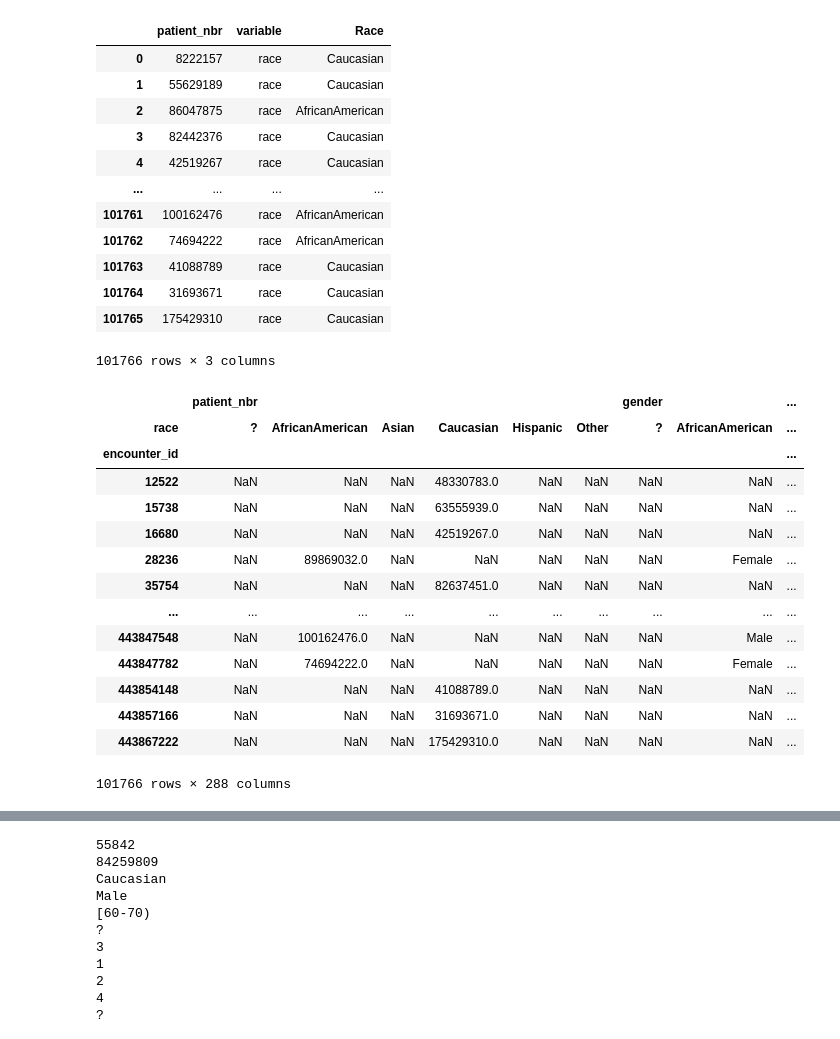
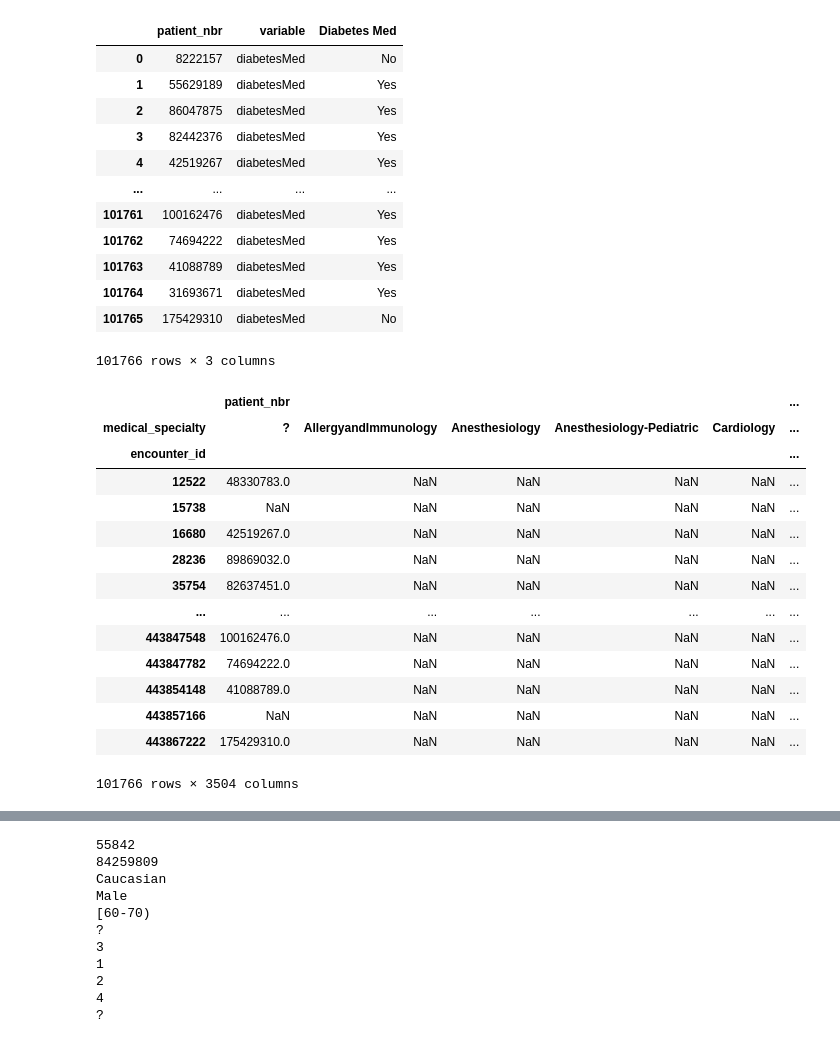
Before and after one commit to bricabrac23/Melt--Pivot--Aggregations-and-Iteration, a Jupyter notebook: Melt, Pivot, Aggregations and Iteration.ipynb, the cells around one changed output, grey strips where cells are left out. Saved outputs shown, nothing was run; the diff lists cells and outputs as text; code cells hidden in the pictures.

```diff
--- a/Melt, Pivot, Aggregations and Iteration.ipynb
+++ b/Melt, Pivot, Aggregations and Iteration.ipynb
@@ -8,40 +8,43 @@ diabetes_data = pd.read_csv('diabetic_data.csv')
 #Write code to demonstrate the following Pandas functions:
 # %%
 #Question 1: Melt
-pd.melt(diabetes_data, id_vars = ['patient_nbr'], value_vars = ['race'], value_name= "Race")
+pd.melt(diabetes_data, id_vars = ['patient_nbr'], value_vars = ['diabetesMed'], value_name= "Diabetes Med")
+#Using the melt function, I placed patient number conveniently next to the diabetesMed boolean in a much more
+#manageable 3 column
 # %% [output]
-|  | patient_nbr | variable | Race |
-| 0 | 8222157 | race | Caucasian |
-| 1 | 55629189 | race | Caucasian |
-| 2 | 86047875 | race | AfricanAmerican |
-| 3 | 82442376 | race | Caucasian |
-| 4 | 42519267 | race | Caucasian |
+|  | patient_nbr | variable | Diabetes Med |
+| 0 | 8222157 | diabetesMed | No |
+| 1 | 55629189 | diabetesMed | Yes |
+| 2 | 86047875 | diabetesMed | Yes |
+| 3 | 82442376 | diabetesMed | Yes |
+| 4 | 42519267 | diabetesMed | Yes |
 | ... | ... | ... | ... |
-| 101761 | 100162476 | race | AfricanAmerican |
-| 101762 | 74694222 | race | AfricanAmerican |
-| 101763 | 41088789 | race | Caucasian |
-| 101764 | 31693671 | race | Caucasian |
-| 101765 | 175429310 | race | Caucasian |
+| 101761 | 100162476 | diabetesMed | Yes |
+| 101762 | 74694222 | diabetesMed | Yes |
+| 101763 | 41088789 | diabetesMed | Yes |
+| 101764 | 31693671 | diabetesMed | Yes |
+| 101765 | 175429310 | diabetesMed | No |
 101766 rows × 3 columns
 # %%
 #Question 2: Pivot
-diabetes_data.pivot(index = 'encounter_id', columns= 'race')
+diabetes_data.pivot(index = 'encounter_id', columns= 'medical_specialty')
+#I pivoted the table with encounter_id against medical specialty to more conveniently see the medical specialties
 # %% [output]
-|  | patient_nbr |  |  |  |  |  | gender |  | ... |
-| race | ? | AfricanAmerican | Asian | Caucasian | Hispanic | Other | ? | AfricanAmerican | ... |
-| encounter_id |  |  |  |  |  |  |  |  | ... |
-| 12522 | NaN | NaN | NaN | 48330783.0 | NaN | NaN | NaN | NaN | ... |
-| 15738 | NaN | NaN | NaN | 63555939.0 | NaN | NaN | NaN | NaN | ... |
-| 16680 | NaN | NaN | NaN | 42519267.0 | NaN | NaN | NaN | NaN | ... |
-| 28236 | NaN | 89869032.0 | NaN | NaN | NaN | NaN | NaN | Female | ... |
-| 35754 | NaN | NaN | NaN | 82637451.0 | NaN | NaN | NaN | NaN | ... |
-| ... | ... | ... | ... | ... | ... | ... | ... | ... | ... |
-| 443847548 | NaN | 100162476.0 | NaN | NaN | NaN | NaN | NaN | Male | ... |
-| 443847782 | NaN | 74694222.0 | NaN | NaN | NaN | NaN | NaN | Female | ... |
-| 443854148 | NaN | NaN | NaN | 41088789.0 | NaN | NaN | NaN | NaN | ... |
-| 443857166 | NaN | NaN | NaN | 31693671.0 | NaN | NaN | NaN | NaN | ... |
-| 443867222 | NaN | NaN | NaN | 175429310.0 | NaN | NaN | NaN | NaN | ... |
+|  | patient_nbr |  |  |  |  | ... |
+| medical_specialty | ? | AllergyandImmunology | Anesthesiology | Anesthesiology-Pediatric | Cardiology | ... |
+| encounter_id |  |  |  |  |  | ... |
+| 12522 | 48330783.0 | NaN | NaN | NaN | NaN | ... |
+| 15738 | NaN | NaN | NaN | NaN | NaN | ... |
+| 16680 | 42519267.0 | NaN | NaN | NaN | NaN | ... |
+| 28236 | 89869032.0 | NaN | NaN | NaN | NaN | ... |
+| 35754 | 82637451.0 | NaN | NaN | NaN | NaN | ... |
+| ... | ... | ... | ... | ... | ... | ... |
+| 443847548 | 100162476.0 | NaN | NaN | NaN | NaN | ... |
+| 443847782 | 74694222.0 | NaN | NaN | NaN | NaN | ... |
+| 443854148 | 41088789.0 | NaN | NaN | NaN | NaN | ... |
+| 443857166 | NaN | NaN | NaN | NaN | NaN | ... |
+| 443867222 | 175429310.0 | NaN | NaN | NaN | NaN | ... |
-101766 rows × 288 columns
+101766 rows × 3504 columns
 # %%
 #Question 3: Aggregation
 diabetes_data.aggregate(['sum', 'min', 'max'])
```
Also changed, not shown: parts of 3 cells of this notebook.
